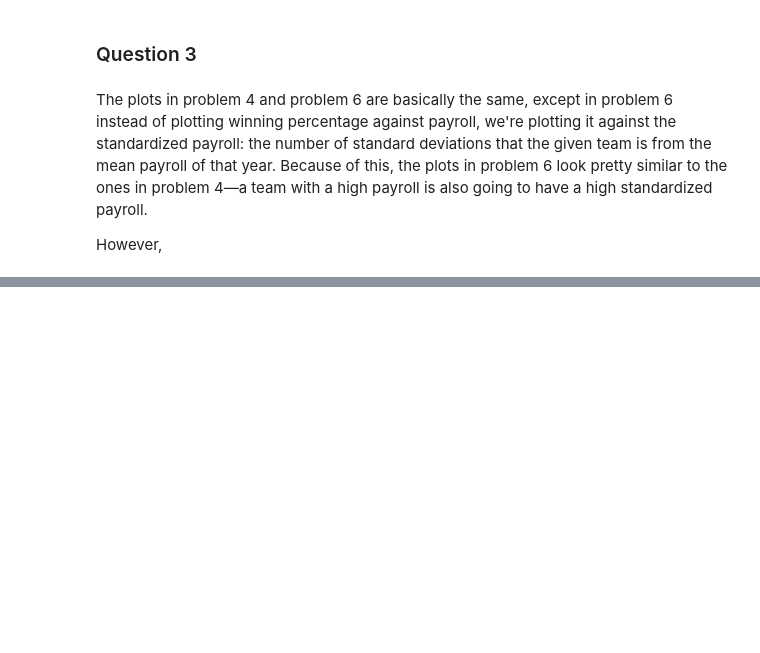
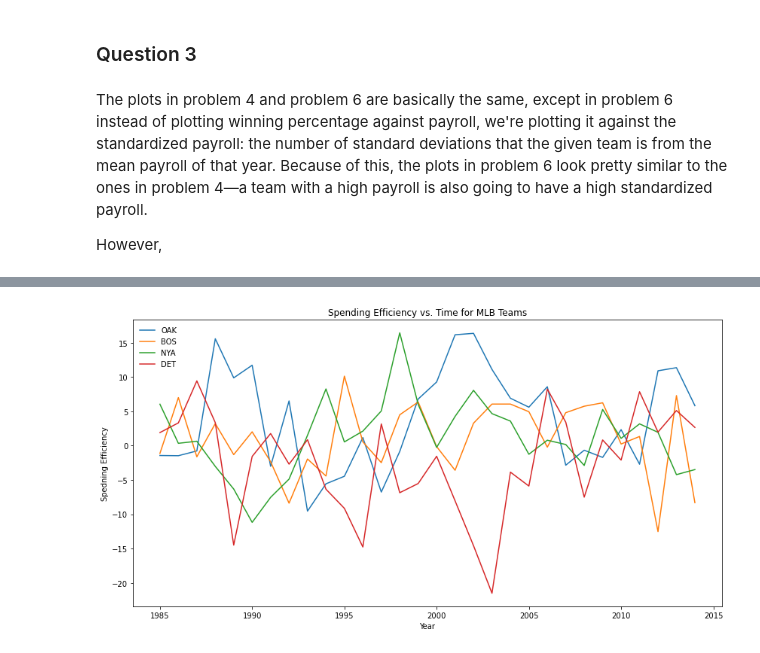
Before and after one commit to jpdevito/cmsc320, a Jupyter notebook: Project 2.ipynb, the cells around one changed output, grey strips where cells are left out. Drawn from its saved outputs; the diff is of its cells as text; code cells hidden in the pictures; blank space fills up the shorter version.

```diff
--- a/Project 2.ipynb
+++ b/Project 2.ipynb
@@ -410,0 +421,7 @@ _ = axes.plot(x, y, color="r")
+# %%
+def get_efficiency(tup):
+    win_pct, ex_win_pct = tup
+    return win_pct - ex_win_pct
+# %%
+# adds column for efficiency to teams dataframe
+teams["efficiency"] = tups.transform(get_efficiency)
@@ -410,0 +444,3 @@ _ = axes.plot(x, y, color="r")
+# %%
+# creates dataframe with yearID as the index and each team's efficiency as a column
+efficiencies = teams[["yearID", "teamID", "efficiency"]].set_index("yearID").pivot(columns="teamID")
@@ -410,0 +465,14 @@ _ = axes.plot(x, y, color="r")
+# %%
+# removes "efficiency" from column names for cleaner legend when plotted
+efficiencies.columns = efficiencies.columns.droplevel()
+# %%
+fig, axes = plt.subplots(figsize=(14, 7))
+
+# plots the data
+efficiencies[["OAK", "BOS", "NYA", "DET"]].plot(ax=axes, title="Spending Efficiency vs. Time for MLB Teams")
+plt.setp(axes, xlabel="Year", ylabel="Spedning Efficiency")
+
+# customizes legend
+_ = axes.legend(frameon=False, loc='upper left', ncol=1)
+# %% [output]
+[figure, added]
```
Also changed, not shown: parts of 23 cells of this notebook.
